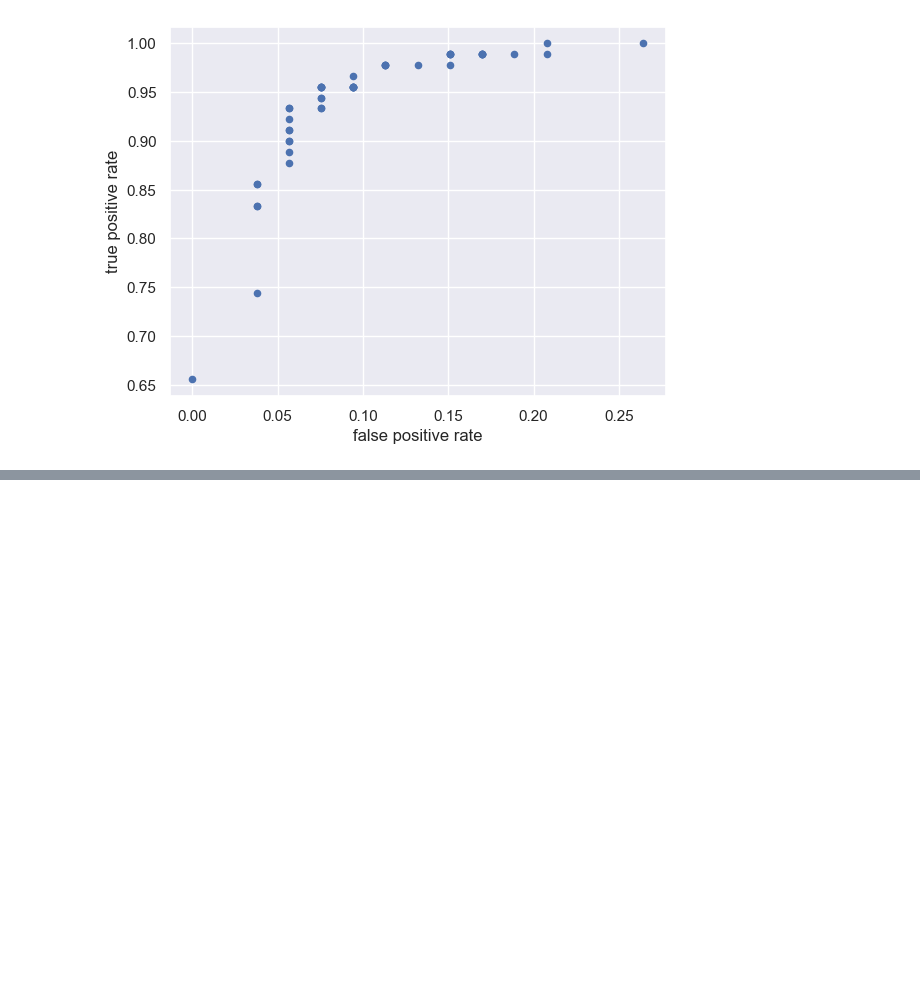
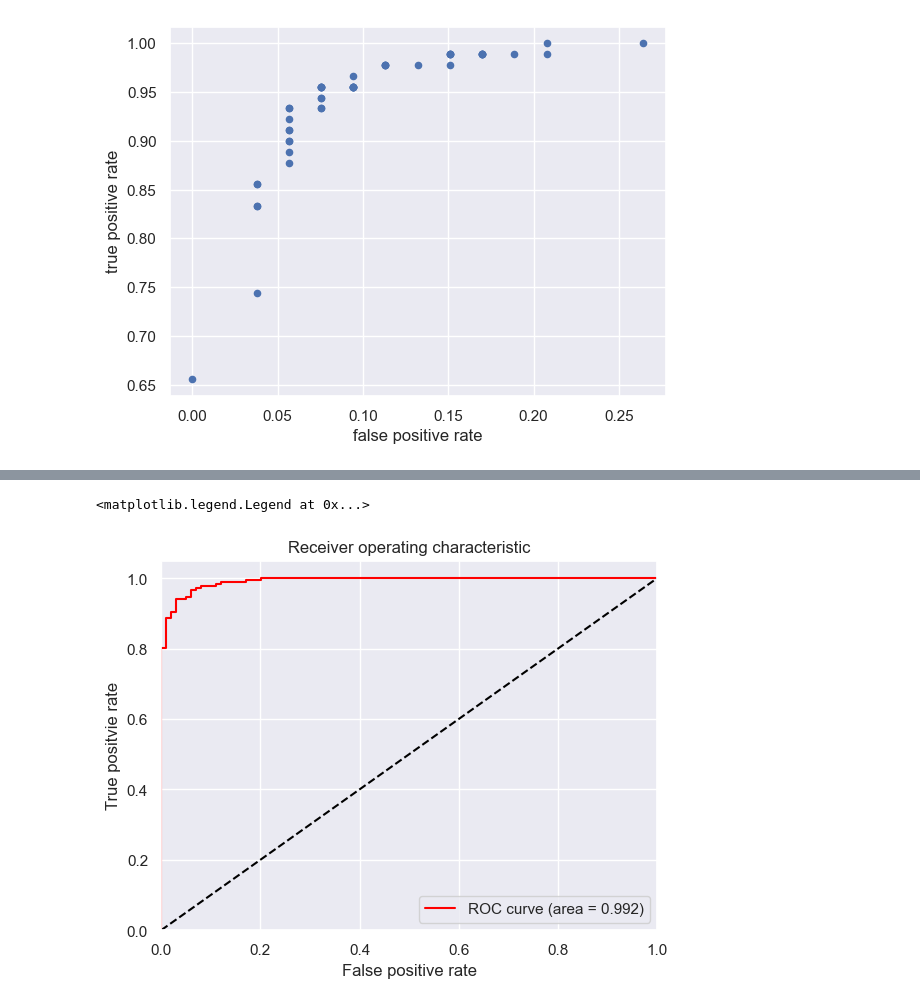
Before and after one commit to jeongbeenson19/dstb, a Jupyter notebook: Tunning_prac.ipynb, the cells around one changed output, grey strips where cells are left out. Cells and saved outputs as stored; diff of their text form; code cells hidden in the pictures; blank space fills up the shorter version.

```diff
--- a/Tunning_prac.ipynb
+++ b/Tunning_prac.ipynb
@@ -500,0 +509,11 @@ pd.DataFrame(rates).T.plot.scatter('false positive rate', 'true positive rate')
+# %%
+from sklearn import svm
+from sklearn.metrics import roc_curve, auc
+
+X_train, X_test, y_train, y_test = train_test_split(
+    cancer.data, cancer.target, test_size=0.5, random_state=66)
+
+model = svm.SVC(kernel='linear', probability=True, random_state=0)
+model.fit(X_train, y_train)
+
+y_pred = model.predict_proba(X_test)[:, 1]
@@ -500,0 +526,21 @@ pd.DataFrame(rates).T.plot.scatter('false positive rate', 'true positive rate')
+# %%
+# 위양성 비율과 진양성 비율 계산
+fpr, tpr, threshold = roc_curve(y_test, y_pred)
+
+# AUC 산출
+auc = auc(fpr, tpr)
+
+# ROC 곡선 그리기
+
+plt.plot(fpr, tpr, color='red', label='ROC curve (area = %.3f)' % auc)
+plt.plot([0, 1], [0, 1], color='black', linestyle='--')
+
+plt.xlim([0.0, 1.0])
+plt.ylim([0.0, 1.05])
+plt.xlabel('False positive rate')
+plt.ylabel('True positvie rate')
+plt.title('Receiver operating characteristic')
+plt.legend(loc="best")
+# %% [output]
+<matplotlib.legend.Legend at 0x...>
+[figure, added]
```
Also changed, not shown: parts of 4 cells of this notebook.
